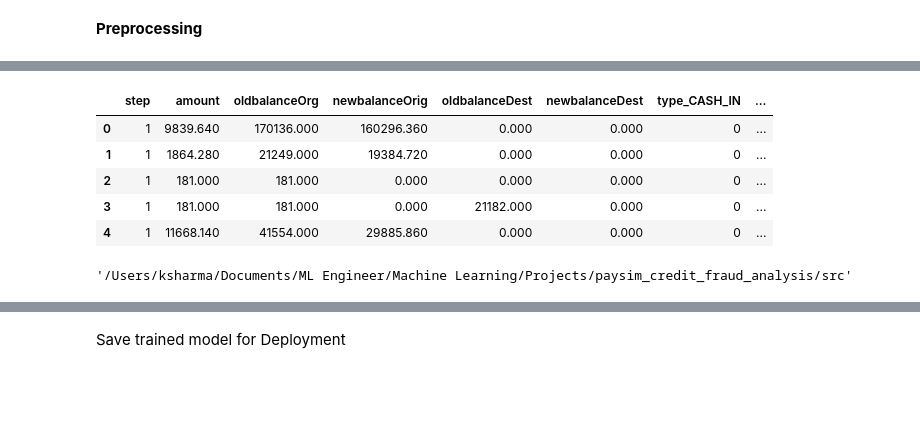
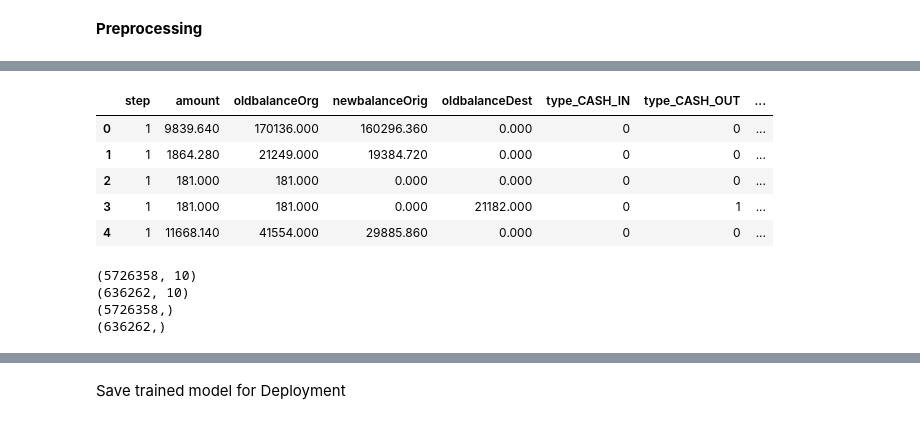
Before and after one commit to KishenSharma6/CreditFraudAnalysis, a Jupyter notebook: notebooks/03132021_Model_Training.ipynb, the cells around one changed output, grey strips where cells are left out. Drawn from its saved outputs; the diff is of its cells as text; code cells hidden in the pictures; blank space fills up the shorter version.

```diff
--- a/notebooks/03132021_Model_Training.ipynb
+++ b/notebooks/03132021_Model_Training.ipynb
@@ -44,30 +50,35 @@ df
 # %%
-#Copy original df & drop flags cols
-temp= df.copy().drop('isFlaggedFraud', axis=1)
+#Copy original df & drop flags/newBalanceDest cols
+temp= df.copy().drop(['isFlaggedFraud', 'newbalanceDest'], axis=1)
 
 #Create dummies
 dummies= pd.get_dummies(temp.iloc[:, :-1], drop_first=False)
 dummies.loc[:,'isFraud']= temp.loc[:,'isFraud'].apply(lambda x: int(x))
 
 dummies.head()
 # %% [output]
-|  | step | amount | oldbalanceOrg | newbalanceOrig | oldbalanceDest | newbalanceDest | type_CASH_IN | ... |
-| 0 | 1 | 9839.640 | 170136.000 | 160296.360 | 0.000 | 0.000 | 0 | ... |
-| 1 | 1 | 1864.280 | 21249.000 | 19384.720 | 0.000 | 0.000 | 0 | ... |
-| 2 | 1 | 181.000 | 181.000 | 0.000 | 0.000 | 0.000 | 0 | ... |
-| 3 | 1 | 181.000 | 181.000 | 0.000 | 21182.000 | 0.000 | 0 | ... |
-| 4 | 1 | 11668.140 | 41554.000 | 29885.860 | 0.000 | 0.000 | 0 | ... |
+|  | step | amount | oldbalanceOrg | newbalanceOrig | oldbalanceDest | type_CASH_IN | type_CASH_OUT | ... |
+| 0 | 1 | 9839.640 | 170136.000 | 160296.360 | 0.000 | 0 | 0 | ... |
+| 1 | 1 | 1864.280 | 21249.000 | 19384.720 | 0.000 | 0 | 0 | ... |
+| 2 | 1 | 181.000 | 181.000 | 0.000 | 0.000 | 0 | 0 | ... |
+| 3 | 1 | 181.000 | 181.000 | 0.000 | 21182.000 | 0 | 1 | ... |
+| 4 | 1 | 11668.140 | 41554.000 | 29885.860 | 0.000 | 0 | 0 | ... |
 # %%
-# #Split data
-# X= dummies.iloc[:,:-1].values
-# y= dummies.iloc[:,-1].values
+#Split data
+X= dummies.iloc[:,:-1].values
+y= dummies.iloc[:,-1].values
 
-# #Create training and test data
-# from sklearn.model_selection import train_test_split
+#Create training and test data
+from sklearn.model_selection import train_test_split
 
-# X_train, X_test, y_train, y_test = train_test_split(X, y, random_state= 24, test_size=.1)
+X_train, X_test, y_train, y_test = train_test_split(X, y, random_state= 24, test_size=.1)
 
 
-# #Sanity check
-# for item in [X_train, X_test, y_train, y_test]:
-#     print(item.shape)
+#Sanity check
+for item in [X_train, X_test, y_train, y_test]:
+    print(item.shape)
+# %% [output]
+(5726358, 10)
+(636262, 10)
+(5726358,)
+(636262,)
@@ -76,4 +84,0 @@ dummies.head()
-# %%
-config['paths']['pyScripts']
-# %% [output]
-'/Users/ksharma/Documents/ML Engineer/Machine Learning/Projects/paysim_credit_fraud_analysis/src'
```
Also changed, not shown: parts of 8 cells of this notebook.
